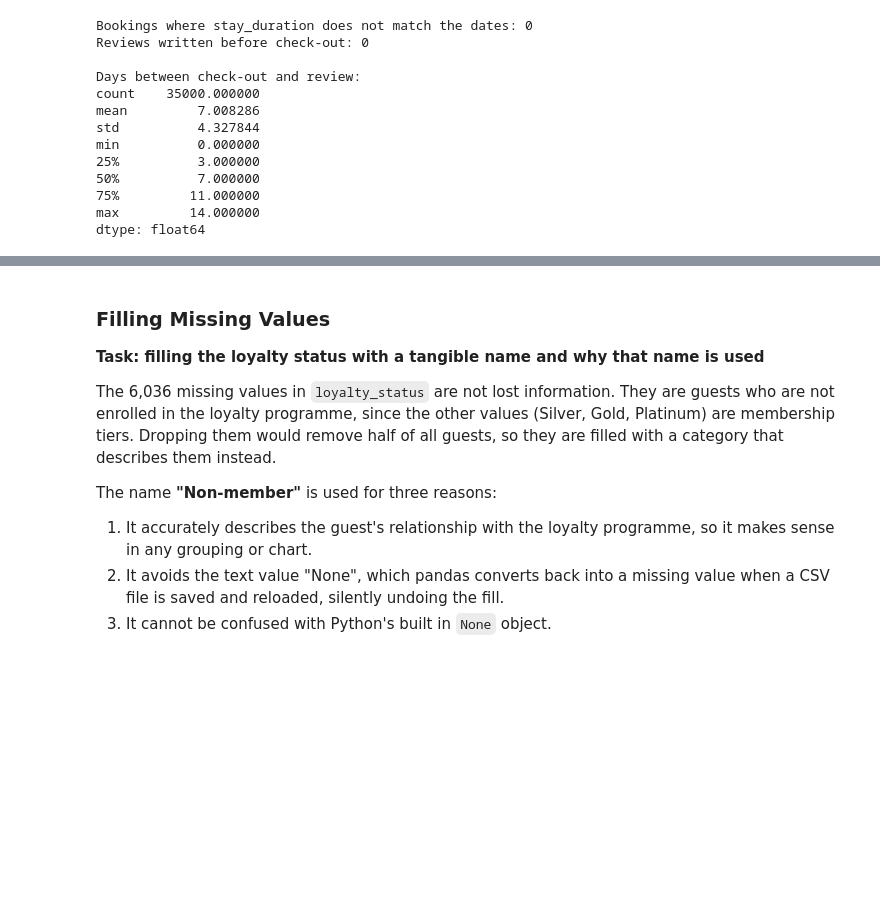
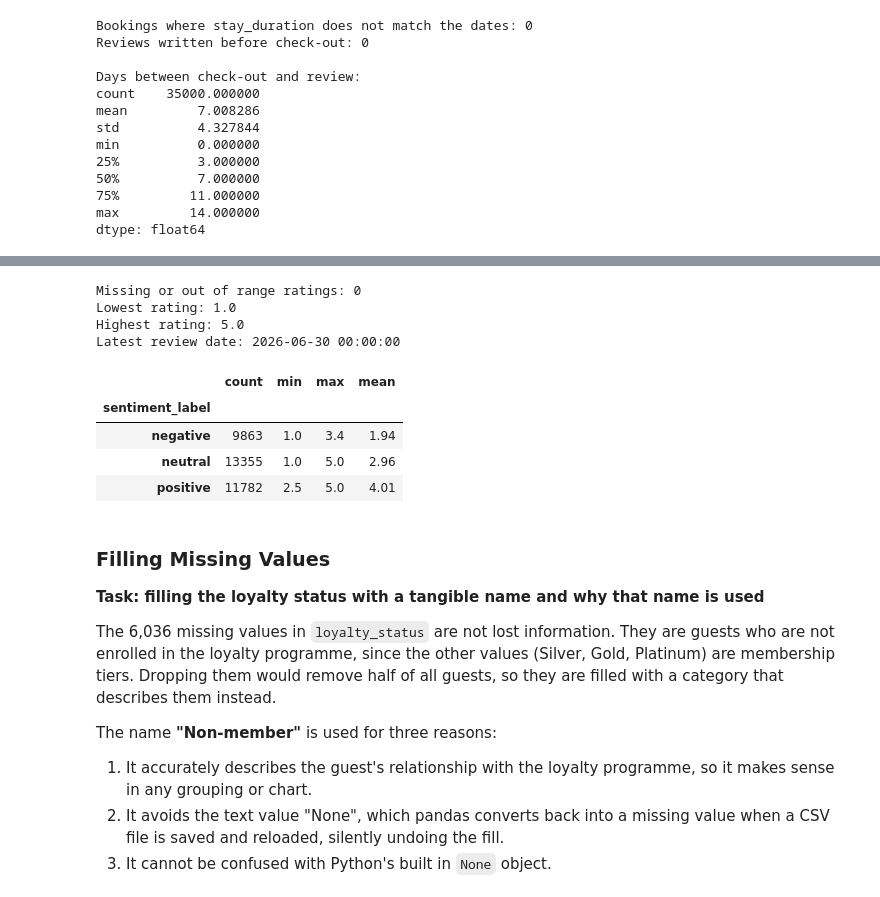
Before and after one commit to Chekwube-Uzoegwu/Guest_Experience_Analytics_Topic_Modelling_Sentiment_Analysis_Project, a Jupyter notebook: notebooks/GUEST_EXPERIENCE_ANALYTICS_SENTIMENT_ANALYSIS_EXPERIMENTATION_PHASE.ipynb, the cells around one changed output, grey strips where cells are left out. Saved outputs shown, nothing was run; the diff lists cells and outputs as text; code cells hidden in the pictures; blank space fills up the shorter version.

Commit message:
Add rating validation and data dictionary checks

```diff
--- a/notebooks/GUEST_EXPERIENCE_ANALYTICS_SENTIMENT_ANALYSIS_EXPERIMENTATION_PHASE.ipynb
+++ b/notebooks/GUEST_EXPERIENCE_ANALYTICS_SENTIMENT_ANALYSIS_EXPERIMENTATION_PHASE.ipynb
@@ -608,3 +612,31 @@ dtype: float64
+# %%
+# Collect ratings that are missing or fall outside the expected 1.0 to 5.0 scale, which would be invalid values
+invalid_ratings = customer_review[
+    customer_review["rating_score"].isna()
+    | (customer_review["rating_score"] < 1.0)
+    | (customer_review["rating_score"] > 5.0)
+]
+print("Missing or out of range ratings:", len(invalid_ratings))
+
+# Print the lowest and highest rating in the data to confirm the scale it actually uses
+print("Lowest rating:", customer_review["rating_score"].min())
+print("Highest rating:", customer_review["rating_score"].max())
+
+# Parse the review dates and print the latest one, to confirm no review is dated in the future
+print("Latest review date:", pd.to_datetime(customer_review["review_date"]).max())
+
+# For each sentiment label, count the reviews and show their lowest, highest and average rating, to check labels and ratings agree
+customer_review.groupby("sentiment_label")["rating_score"].agg(["count", "min", "max", "mean"]).round(2)
+# %% [output]
+Missing or out of range ratings: 0
+Lowest rating: 1.0
+Highest rating: 5.0
+Latest review date: 2026-06-30 00:00:00
+|  | count | min | max | mean |
+| sentiment_label |  |  |  |  |
+| negative | 9863 | 1.0 | 3.4 | 1.94 |
+| neutral | 13355 | 1.0 | 5.0 | 2.96 |
+| positive | 11782 | 2.5 | 5.0 | 4.01 |
 # %% [markdown]
 ### Filling Missing Values
 
```
Also changed, not shown: parts of 13 cells of this notebook.
